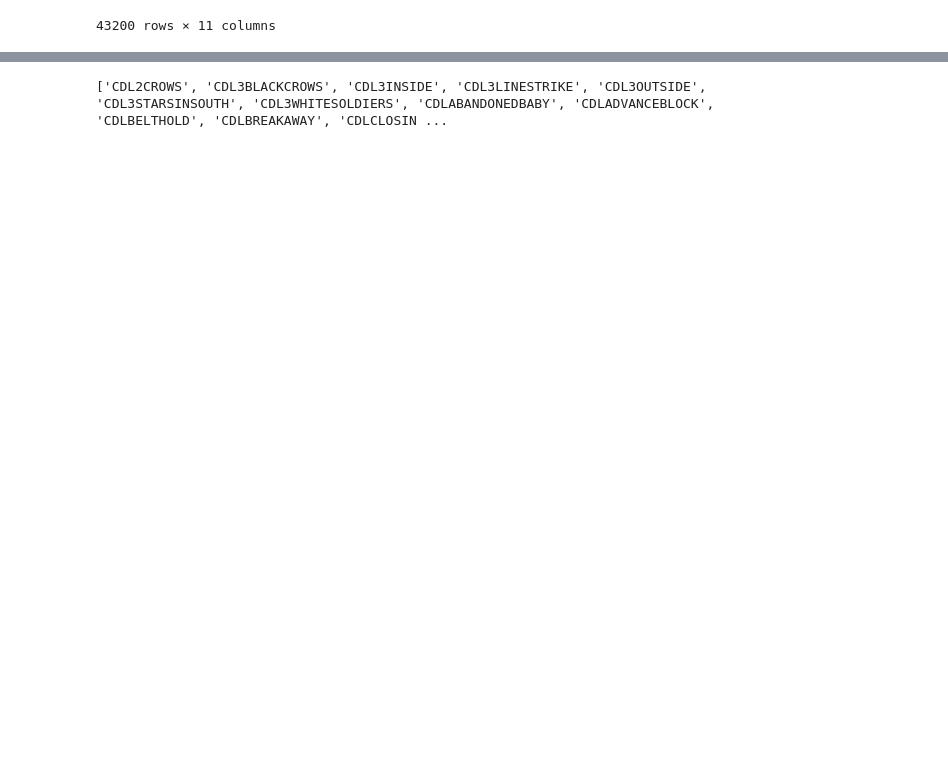
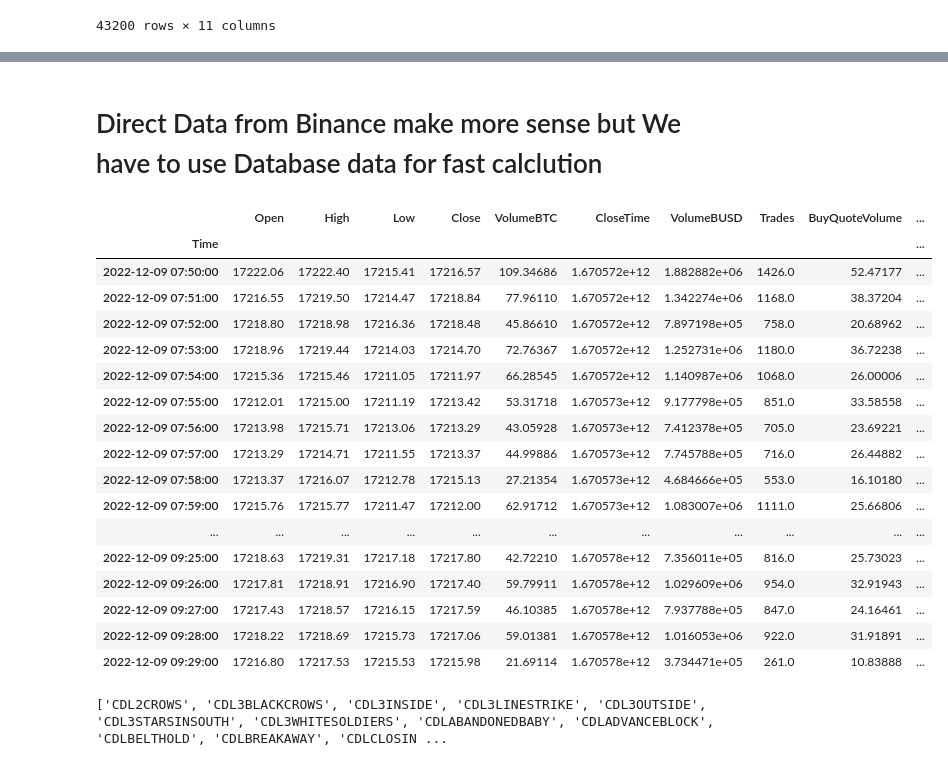
Before and after one commit to sushen/TradingAi, a Jupyter notebook: AiResearch.ipynb, the cells around one changed output, grey strips where cells are left out. Saved outputs shown, nothing was run; the diff lists cells and outputs as text; code cells hidden in the pictures; blank space fills up the shorter version.

```diff
--- a/AiResearch.ipynb
+++ b/AiResearch.ipynb
@@ -148,3 +144,28 @@ df
+# %% [markdown]
+# Direct Data from Binance make more sense but We have to use Database data for fast calclution
+# %%
+from dataframe import GetDataframe
+df = GetDataframe().data_function('BTCBUSD', 1, 100)
+df
+# %% [output]
+|  | Open | High | Low | Close | VolumeBTC | CloseTime | VolumeBUSD | Trades | BuyQuoteVolume | ... |
+| Time |  |  |  |  |  |  |  |  |  | ... |
+| 2022-12-09 07:50:00 | 17222.06 | 17222.40 | 17215.41 | 17216.57 | 109.34686 | 1.670572e+12 | 1.882882e+06 | 1426.0 | 52.47177 | ... |
+| 2022-12-09 07:51:00 | 17216.55 | 17219.50 | 17214.47 | 17218.84 | 77.96110 | 1.670572e+12 | 1.342274e+06 | 1168.0 | 38.37204 | ... |
+| 2022-12-09 07:52:00 | 17218.80 | 17218.98 | 17216.36 | 17218.48 | 45.86610 | 1.670572e+12 | 7.897198e+05 | 758.0 | 20.68962 | ... |
+| 2022-12-09 07:53:00 | 17218.96 | 17219.44 | 17214.03 | 17214.70 | 72.76367 | 1.670572e+12 | 1.252731e+06 | 1180.0 | 36.72238 | ... |
+| 2022-12-09 07:54:00 | 17215.36 | 17215.46 | 17211.05 | 17211.97 | 66.28545 | 1.670572e+12 | 1.140987e+06 | 1068.0 | 26.00006 | ... |
+| 2022-12-09 07:55:00 | 17212.01 | 17215.00 | 17211.19 | 17213.42 | 53.31718 | 1.670573e+12 | 9.177798e+05 | 851.0 | 33.58558 | ... |
+| 2022-12-09 07:56:00 | 17213.98 | 17215.71 | 17213.06 | 17213.29 | 43.05928 | 1.670573e+12 | 7.412378e+05 | 705.0 | 23.69221 | ... |
+| 2022-12-09 07:57:00 | 17213.29 | 17214.71 | 17211.55 | 17213.37 | 44.99886 | 1.670573e+12 | 7.745788e+05 | 716.0 | 26.44882 | ... |
+| 2022-12-09 07:58:00 | 17213.37 | 17216.07 | 17212.78 | 17215.13 | 27.21354 | 1.670573e+12 | 4.684666e+05 | 553.0 | 16.10180 | ... |
+| 2022-12-09 07:59:00 | 17215.76 | 17215.77 | 17211.47 | 17212.00 | 62.91712 | 1.670573e+12 | 1.083007e+06 | 1111.0 | 25.66806 | ... |
+| ... | ... | ... | ... | ... | ... | ... | ... | ... | ... | ... |
+| 2022-12-09 09:25:00 | 17218.63 | 17219.31 | 17217.18 | 17217.80 | 42.72210 | 1.670578e+12 | 7.356011e+05 | 816.0 | 25.73023 | ... |
+| 2022-12-09 09:26:00 | 17217.81 | 17218.91 | 17216.90 | 17217.40 | 59.79911 | 1.670578e+12 | 1.029609e+06 | 954.0 | 32.91943 | ... |
+| 2022-12-09 09:27:00 | 17217.43 | 17218.57 | 17216.15 | 17217.59 | 46.10385 | 1.670578e+12 | 7.937788e+05 | 847.0 | 24.16461 | ... |
+| 2022-12-09 09:28:00 | 17218.22 | 17218.69 | 17215.73 | 17217.06 | 59.01381 | 1.670578e+12 | 1.016053e+06 | 922.0 | 31.91891 | ... |
+| 2022-12-09 09:29:00 | 17216.80 | 17217.53 | 17215.53 | 17215.98 | 21.69114 | 1.670578e+12 | 3.734471e+05 | 261.0 | 10.83888 | ... |
 # %%
 results = []
 cols = []
```
Also changed, not shown: parts of 14 cells of this notebook.
